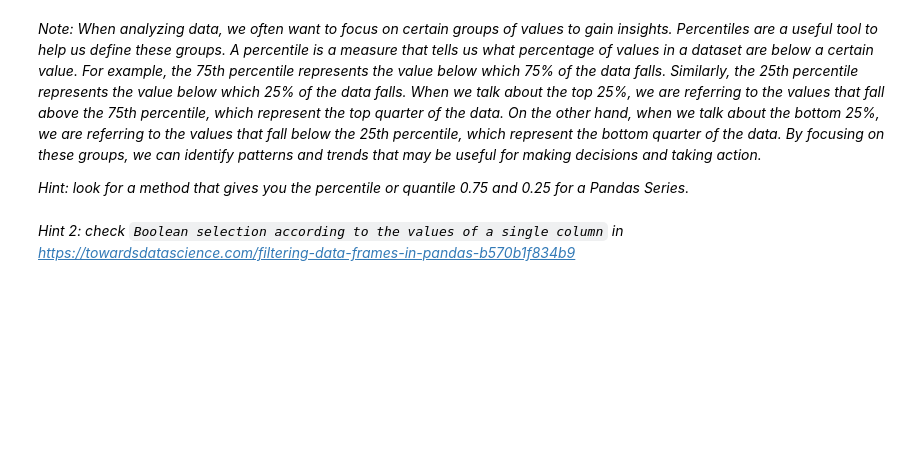
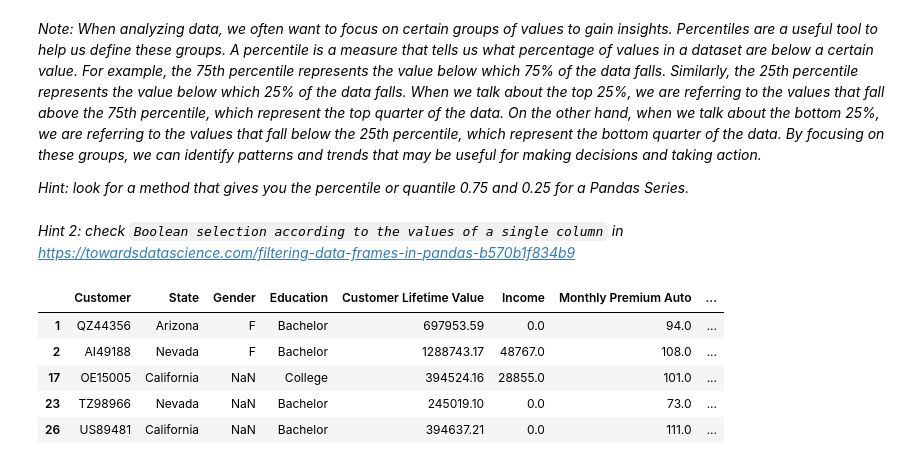
Before and after one commit to henrysoysa/lab-dw-pandas, a Jupyter notebook: lab-dw-pandas.ipynb, the cells around one changed output. Cells and saved outputs as stored; diff of their text form; code cells hidden in the pictures; blank space fills up the shorter version.

```diff
--- a/lab-dw-pandas.ipynb
+++ b/lab-dw-pandas.ipynb
@@ -105,4 +257,8 @@ memory usage: 344.6+ KB
 # %% [markdown]
 The marketing team wants to know the top 5 less common customer locations. Create a pandas Series object that contains the customer locations and their frequencies, and then retrieve the top 5 less common locations in ascending order.
 # %%
-# Your code here
+# Creating cleaner df to remove bulk of NaN rows.
+test_df = df.loc[df['Customer'].isna() == False].copy()
+test_df.loc[test_df['State'] == "Cali", ['State']]= "California"
+test_df.loc[test_df['State'] == "AZ", ['State']]= "Arizona"
+test_df.loc[test_df['State'] == "WA", ['State']]= "Washington"
@@ -143,4 +315,14 @@ Instructions:
 # %% [markdown]
 *Hint 2: check `Boolean selection according to the values of a single column` in https://towardsdatascience.com/filtering-data-frames-in-pandas-b570b1f834b9*
 # %%
-# Your code here
+high_claim_df = test_df.loc[test_df['Total Claim Amount']
+                            > np.quantile(test_df['Total Claim Amount'], 0.75)]
+# %%
+high_claim_df.head()
+# %% [output]
+|  | Customer | State | Gender | Education | Customer Lifetime Value | Income | Monthly Premium Auto | ... |
+| 1 | QZ44356 | Arizona | F | Bachelor | 697953.59 | 0.0 | 94.0 | ... |
+| 2 | AI49188 | Nevada | F | Bachelor | 1288743.17 | 48767.0 | 108.0 | ... |
+| 17 | OE15005 | California | NaN | College | 394524.16 | 28855.0 | 101.0 | ... |
+| 23 | TZ98966 | Nevada | NaN | Bachelor | 245019.10 | 0.0 | 73.0 | ... |
+| 26 | US89481 | California | NaN | Bachelor | 394637.21 | 0.0 | 111.0 | ... |
```
Also changed, not shown: parts of 38 cells of this notebook.
